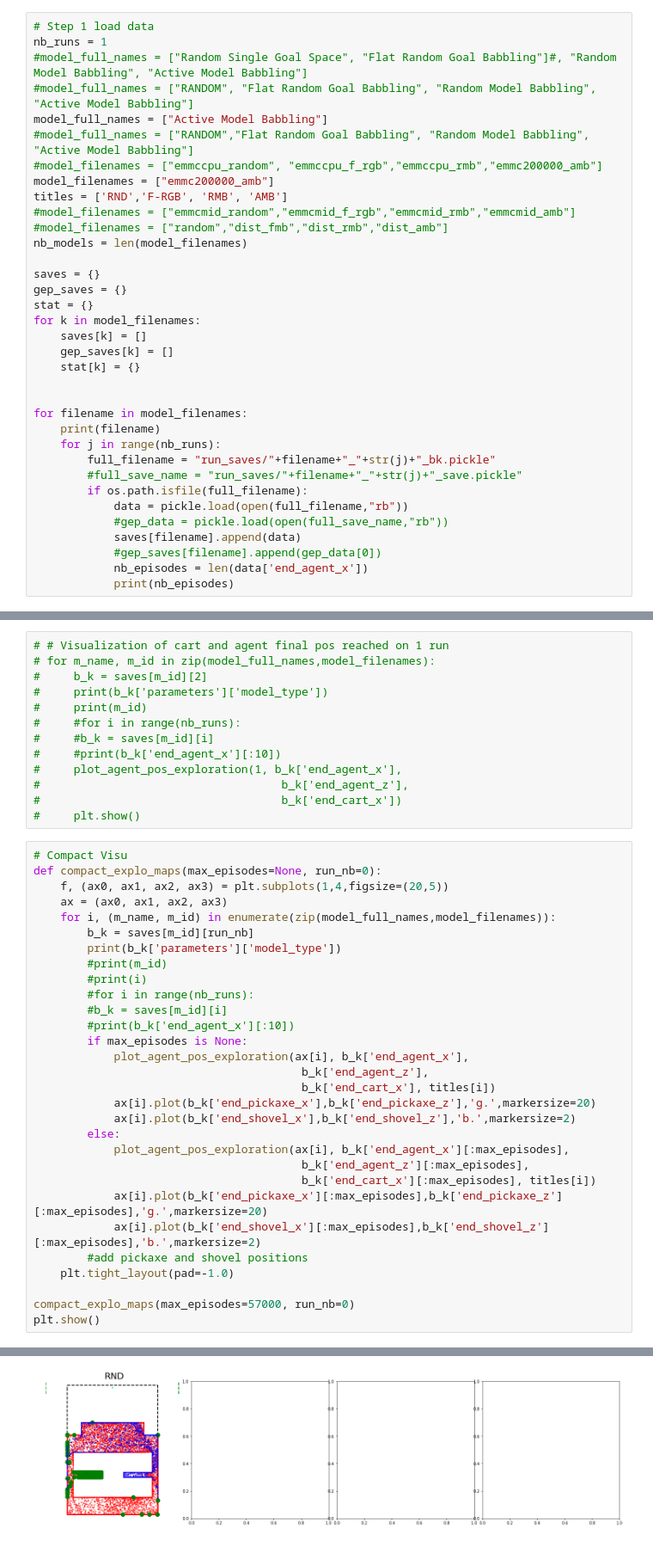
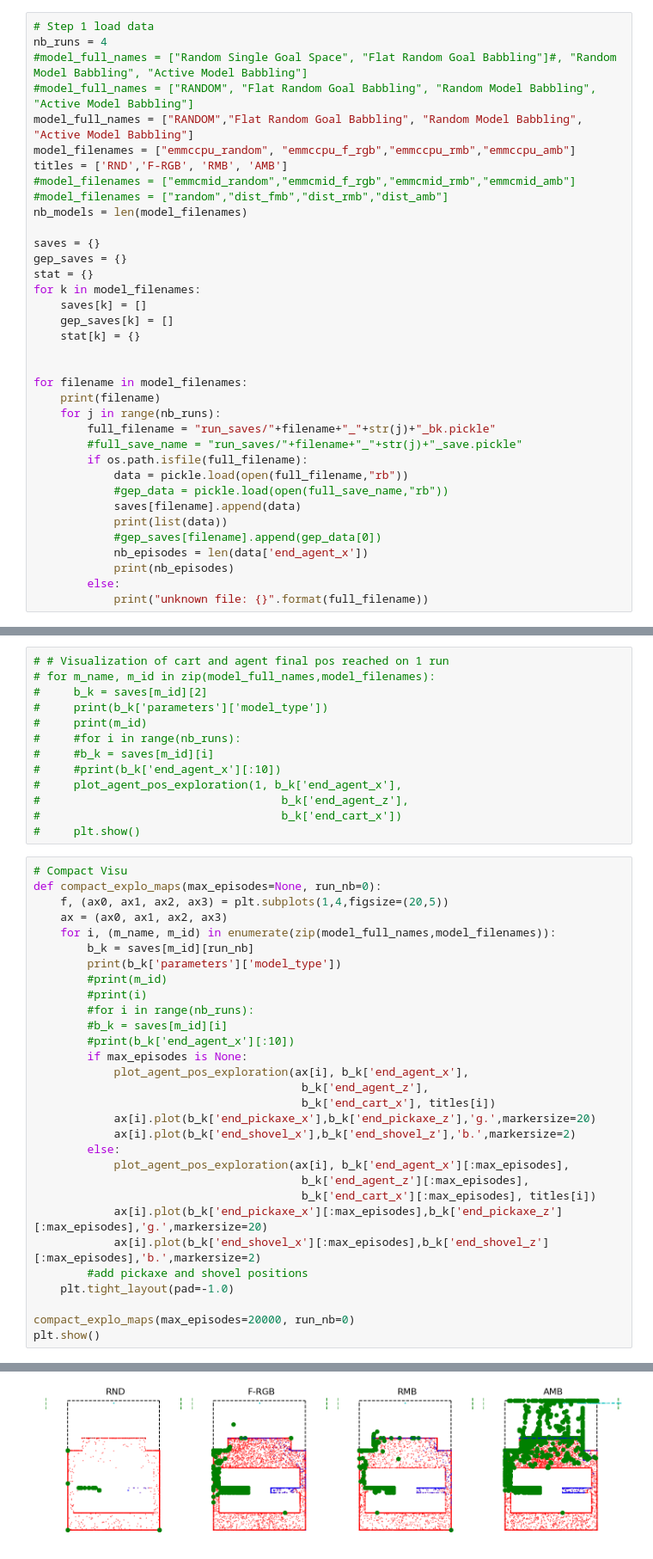
Before and after one commit to rPortelas/malmo_mountain_cart, a Jupyter notebook: data_visualization_emmc.ipynb, the cells around one changed output, grey strips where cells are left out. Shown at 86% size. Drawn from its saved outputs; the diff is of its cells as text.

```diff
--- a/data_visualization_emmc.ipynb
+++ b/data_visualization_emmc.ipynb
@@ -14,13 +14,11 @@ import imageio
 from scipy.spatial import distance
 # %%
 # Step 1 load data
-nb_runs = 1
+nb_runs = 4
 #model_full_names = ["Random Single Goal Space", "Flat Random Goal Babbling"]#, "Random Model Babbling", "Active Model Babbling"]
 #model_full_names = ["RANDOM", "Flat Random Goal Babbling", "Random Model Babbling", "Active Model Babbling"]
-model_full_names = ["Active Model Babbling"]
-#model_full_names = ["RANDOM","Flat Random Goal Babbling", "Random Model Babbling", "Active Model Babbling"]
-#model_filenames = ["emmccpu_random", "emmccpu_f_rgb","emmccpu_rmb","emmc200000_amb"]
-model_filenames = ["emmc200000_amb"]
+model_full_names = ["RANDOM","Flat Random Goal Babbling", "Random Model Babbling", "Active Model Babbling"]
+model_filenames = ["emmccpu_random", "emmccpu_f_rgb","emmccpu_rmb","emmccpu_amb"]
 titles = ['RND','F-RGB', 'RMB', 'AMB']
 #model_filenames = ["emmcmid_random","emmcmid_f_rgb","emmcmid_rmb","emmcmid_amb"]
 #model_filenames = ["random","dist_fmb","dist_rmb","dist_amb"]
@@ -44,7 +42,10 @@ for filename in model_filenames:
             data = pickle.load(open(full_filename,"rb"))
             #gep_data = pickle.load(open(full_save_name,"rb"))
             saves[filename].append(data)
+            print(list(data))
             #gep_saves[filename].append(gep_data[0])
             nb_episodes = len(data['end_agent_x'])
             print(nb_episodes)
+        else:
+            print("unknown file: {}".format(full_filename))
 # %% [output]
@@ -134,6 +156,6 @@ def compact_explo_maps(max_episodes=None, run_nb=0):
         #add pickaxe and shovel positions
     plt.tight_layout(pad=-1.0)
 
-compact_explo_maps(max_episodes=57000, run_nb=0)
+compact_explo_maps(max_episodes=20000, run_nb=0)
 plt.show()
 # %% [output]
@@ -149,4 +166,4 @@ The `ymax` argument was deprecated in Matplotlib 3.0 and will be removed in 3.2.
-[figure, old version]
+[figure, new version]
 # %%
 # # GIF out of compact vizu
 # step_size = 1000
```
Also changed, not shown: parts of 11 cells of this notebook, 5 other files.
